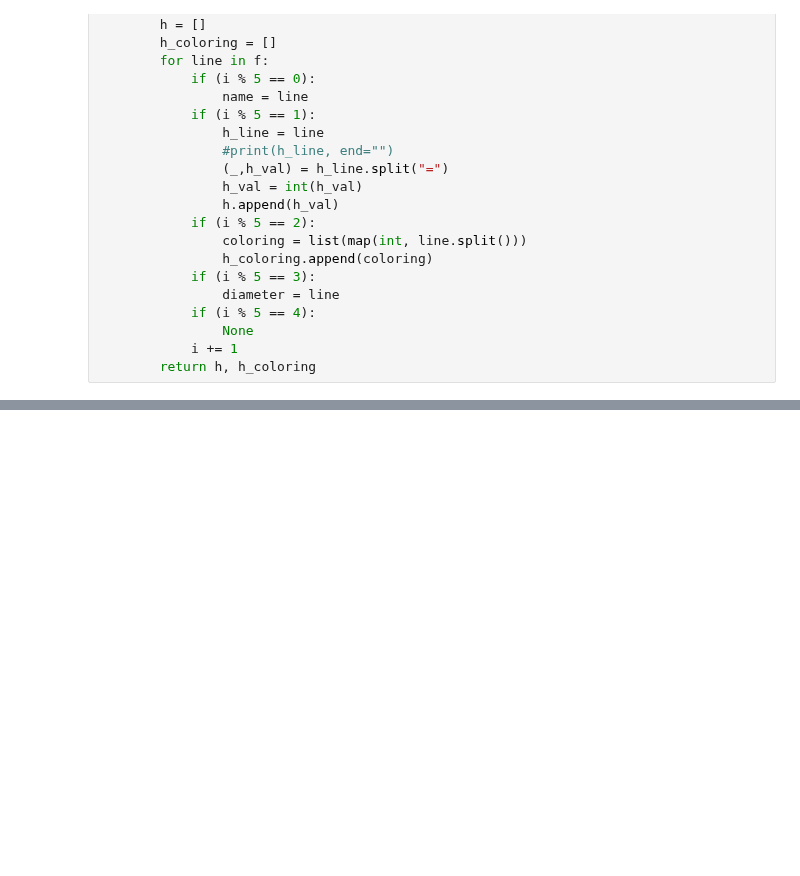
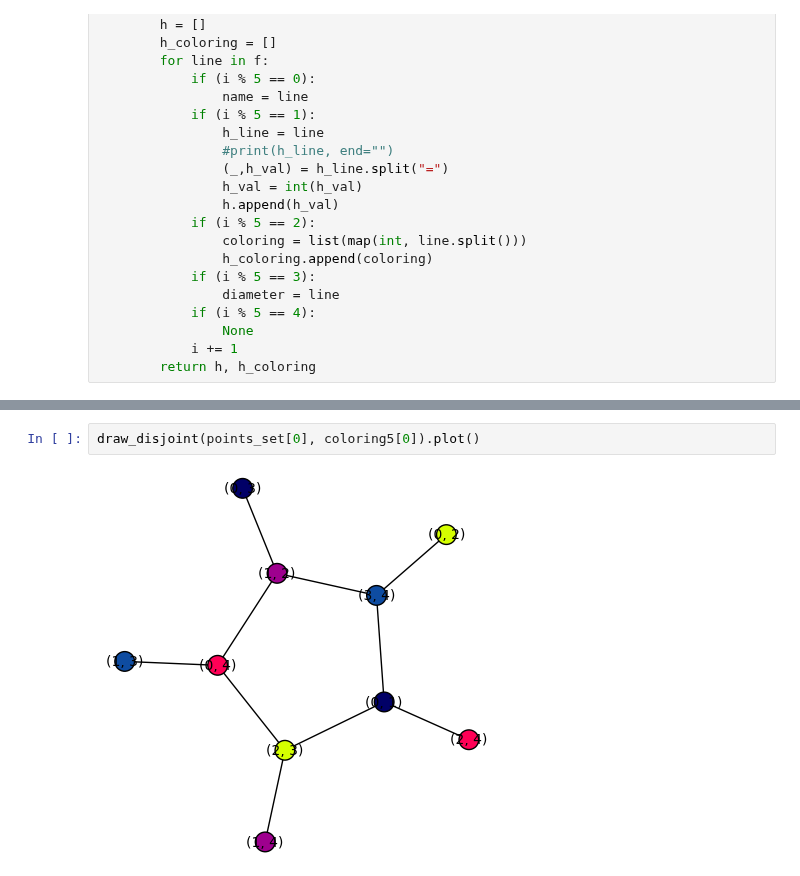
Before and after one commit to moeru1/geometric-colorings, a Jupyter notebook: Untitled.ipynb, the cells around one changed output, grey strips where cells are left out. Saved outputs shown, nothing was run; the diff lists cells and outputs as text; blank space fills up the shorter version.

```diff
--- a/Untitled.ipynb
+++ b/Untitled.ipynb
@@ -528,2 +520,6 @@ read_colorings("Harmonious-coloring/results/adj_otypes06.out")
+# %%
+draw_disjoint(points_set[0], coloring5[0]).plot()
+# %% [output]
+[figure, added]
 # %%
 # %% [output]
```
Also changed, not shown: parts of 17 cells of this notebook, 1 other file.
